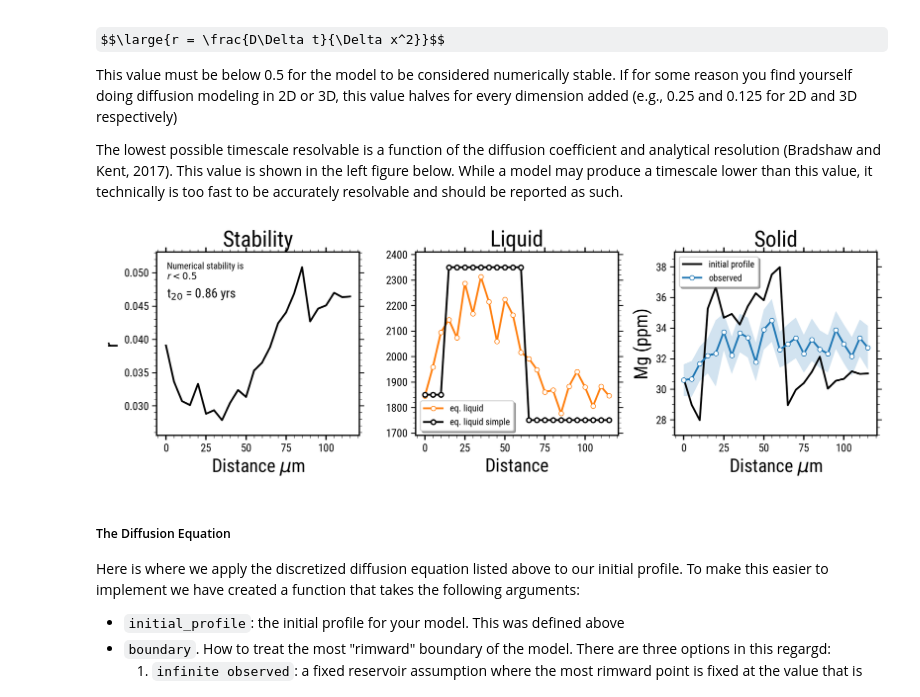
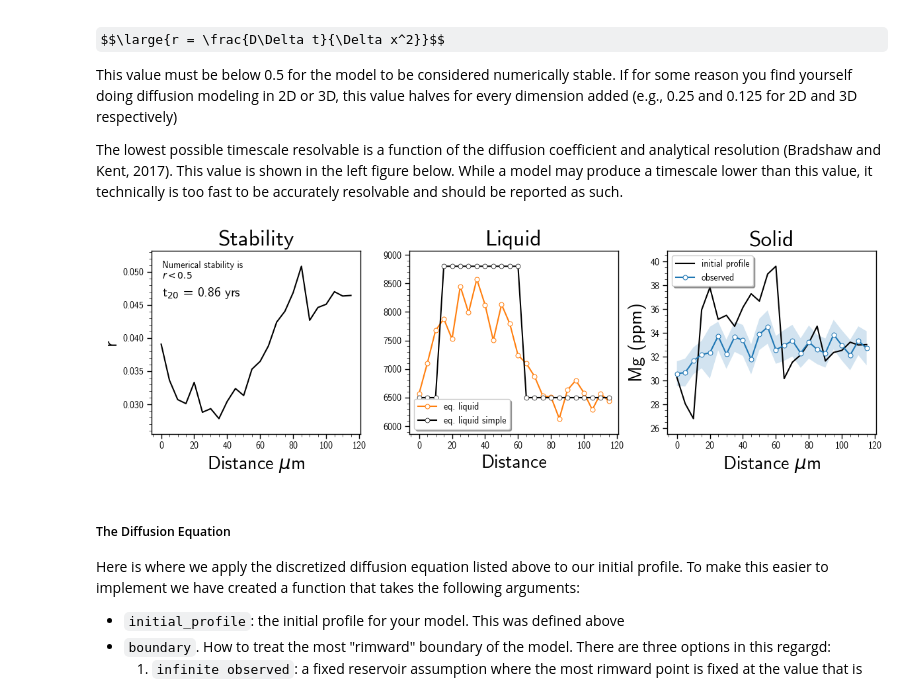
Before and after one commit to jlubbersgeo/diffusion_chronometry, a Jupyter notebook: plag_diffusion_model_github.ipynb, the cells around one changed output. Cells and saved outputs as stored; diff of their text form; code cells hidden in the pictures; some formulas as TeX source.

```diff
--- a/plag_diffusion_model_github.ipynb
+++ b/plag_diffusion_model_github.ipynb
@@ -175,20 +175,19 @@ R = 8.314
 
 # plagioclase partitioning information
 # partition coefficient, uncertainty, A, B params
+# options are "Bindeman", "Nielsen", "Tepley"
 method = "Bindeman"
-kd, kd_std, A, B = plag.plag_kd_calc(element, an, T_K, method=method)
+kd, rtlnk, A, B = plag.plag_kd_calc(element, an, T_K - 273.15, method=method)
 
 
 # concentration of the 'rim-most' equilibrium liquid
 cl_rim = te[-1] / kd[-1]
-# its uncertainty
-cl_rim_unc = cl_rim * np.sqrt((te_unc[-1] / te[-1]) ** 2 + (kd_std[-1] / kd[-1]) ** 2)
+
 
 # equilibrium profile based on established equilibrium liquid concentration
 # at the rim
 eq_prof = cl_rim * kd
-# its uncertainty
-eq_prof_unc = eq_prof * np.sqrt((cl_rim_unc / cl_rim) ** 2 + (kd_std / kd) ** 2)
+
 
 # Assumed equilibrium liquid based on partition coefficients
 # and the observed concentration at each spot
@@ -196,14 +195,6 @@ equilibrium_liquid = te / kd
 
 # range of anorthite compositions to calculate equilibrium curves
 An_partition = np.linspace(0, 1, te.shape[0])
-
-# Calculated Mg equilibrium
-kd_eq, kd_std_eq, A_eq, B_eq = plag.plag_kd_calc(
-    element, An_partition, T_K, method=method
-)
-Eq_Mg_ave = cl_rim * kd_eq
-Eq_Mg_max = cl_rim * (kd_eq + kd_std_eq)
-Eq_Mg_min = cl_rim * (kd_eq - kd_std_eq)
 
 
 # plotting things up
@@ -281,9 +272,9 @@ stepstart = 15 - np.min(dist)
 stepstop = 65 - np.min(dist)
 
 # boundary conditions in ppm for left, middle, and right
-step_left = 1850
-step_middle = 2350
-step_right = 1750
+step_left = 6500
+step_middle = 8800
+step_right = 6500
 
 step_begin = stepstart
 step_begin_idx = int(step_begin / dx)
@@ -295,13 +286,13 @@ simple_liquid[:step_begin_idx] = step_left
 simple_liquid[step_begin_idx:step_stop_idx] = step_middle
 simple_liquid[step_stop_idx:] = step_right
 # #------------------------------------------------------
-# # # second step function
-# stepstart2 = 100- np.min(dist)
-# stepstop2 = 245 - np.min(dist)
+# # second step function
+# stepstart2 = 15 - np.min(dist)
+# stepstop2 = 65 - np.min(dist)
 
 # # # boundary conditions in ppm for left, middle, and right
 # step_left2 = step_right
-# step_middle2 = 3200
+# step_middle2 = 1800
 # step_right2 = 4000
 
 # step_begin2= stepstart2
@@ -403,34 +394,34 @@ ax[1].plot(
     ms=5,
     label="eq. liquid simple",
 )
 ax[1].set_xlabel("Distance")
 ax[1].set_title("Liquid", fontsize=24)
 
 ax[1].legend(loc="best", shadow=True, fancybox=True)
 
 
 ax[2].set_title("Solid", fontsize=24)
 ax[2].plot(dist, initial_profile, init_color, label="initial profile")
 ax[2].plot(
     dist,
     te,
     label="observed",
     c=obs_color,
     marker="o",
     mfc="w",
     mec="C0",
     ms=5,
     mew=0.75,
 )
 ax[2].fill_between(dist, te + te_unc, te - te_unc, alpha=0.2)
 ax[2].set_ylabel("{} (ppm)".format(element), fontsize=20)
 ax[2].set_xlabel("Distance $\mu$m", fontsize=20)
 ax[2].legend(loc="upper left", shadow=True, fancybox=True)
 
 
 fig.tight_layout()
 # %% [output]
-[figure, old version]
+[figure, new version]
 # %% [markdown]
 ##### The Diffusion Equation
 
```
Also changed, not shown: parts of 8 cells of this notebook, 1 other file.
